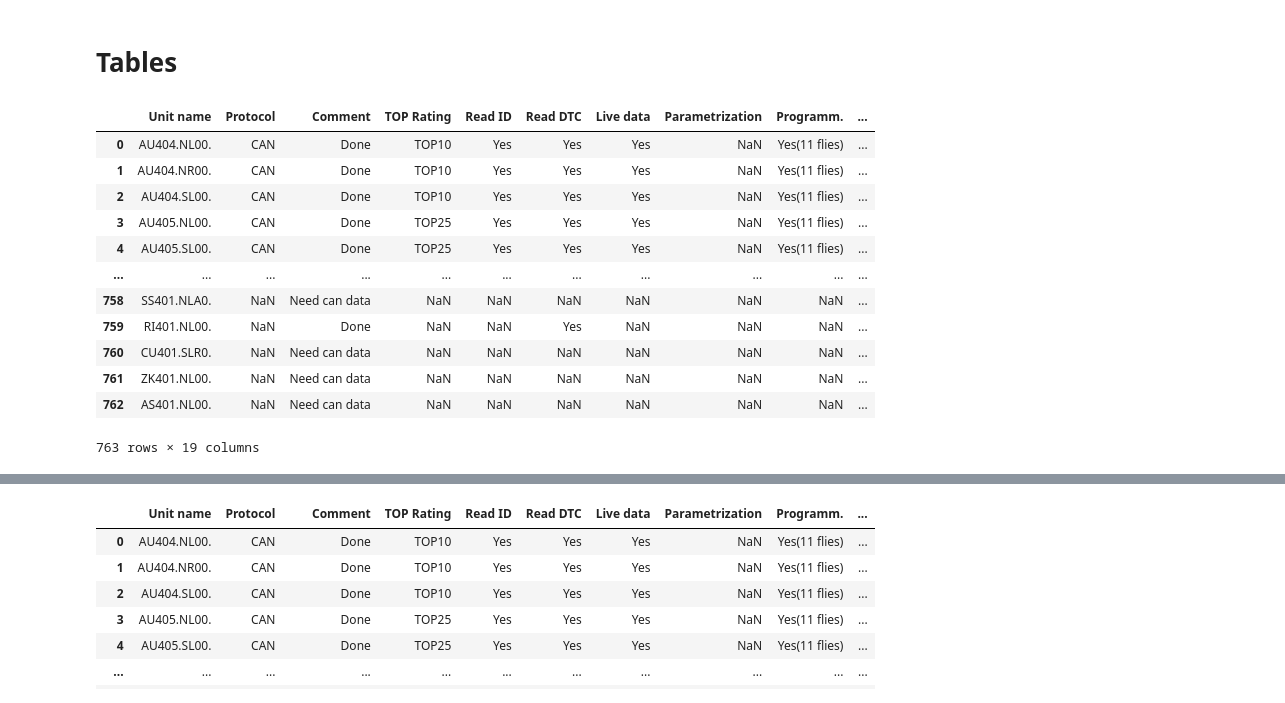
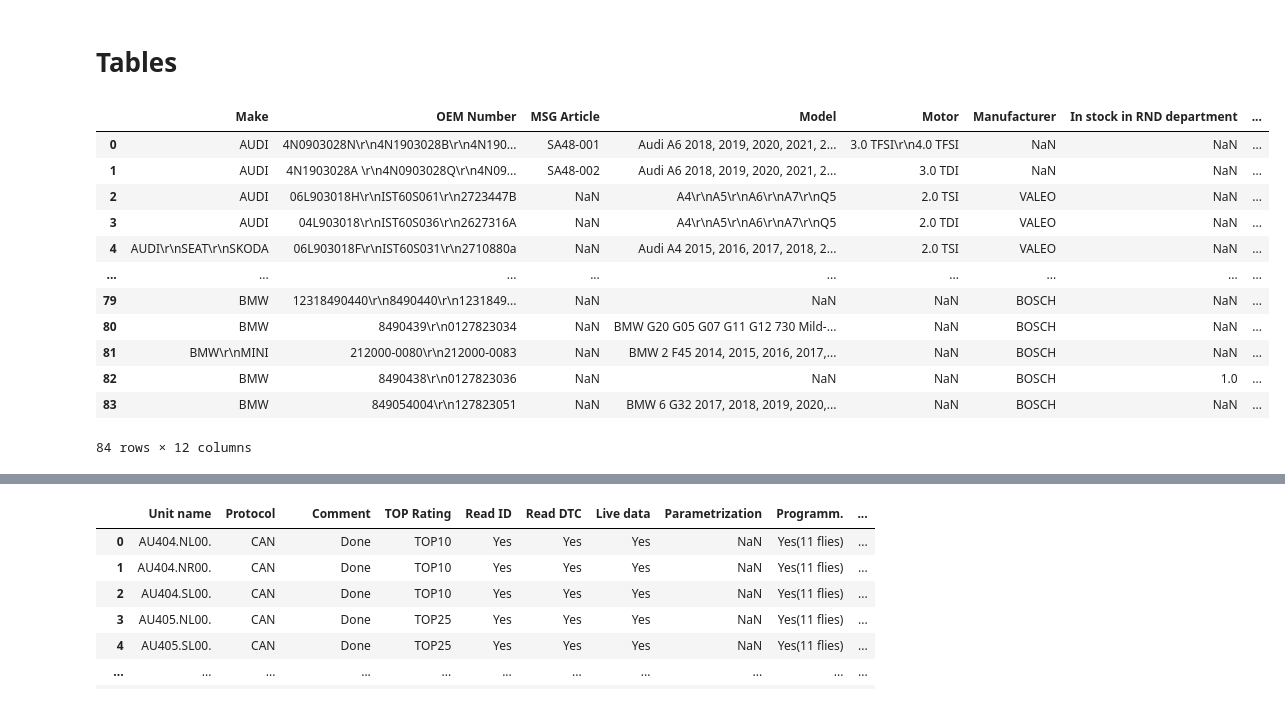
Before and after one commit to ABeGood/open-ai-assistant-test, a Jupyter notebook: tests.ipynb, the cells around one changed output, grey strips where cells are left out. Drawn from its saved outputs; the diff is of its cells as text; code cells hidden in the pictures.

```diff
--- a/tests.ipynb
+++ b/tests.ipynb
@@ -286,19 +286,19 @@ all_messages
 import pandas as pd
 from data_processing_utils.preprocessing.table_data_preprocessing import expand_vehicle_years
 # %%
-df = pd.read_csv('data/files_processed/table_data/tables/MS561_programs.csv')
+df = pd.read_csv('data/files_processed/table_data/tables/alternators_start-stop.csv')
 df
 # %% [output]
-|  | Unit name | Protocol | Comment | TOP Rating | Read ID | Read DTC | Live data | Parametrization | Programm. | ... |
-| 0 | AU404.NL00. | CAN | Done | TOP10 | Yes | Yes | Yes | NaN | Yes(11 flies) | ... |
-| 1 | AU404.NR00. | CAN | Done | TOP10 | Yes | Yes | Yes | NaN | Yes(11 flies) | ... |
-| 2 | AU404.SL00. | CAN | Done | TOP10 | Yes | Yes | Yes | NaN | Yes(11 flies) | ... |
-| 3 | AU405.NL00. | CAN | Done | TOP25 | Yes | Yes | Yes | NaN | Yes(11 flies) | ... |
-| 4 | AU405.SL00. | CAN | Done | TOP25 | Yes | Yes | Yes | NaN | Yes(11 flies) | ... |
-| ... | ... | ... | ... | ... | ... | ... | ... | ... | ... | ... |
-| 758 | SS401.NLA0. | NaN | Need can data | NaN | NaN | NaN | NaN | NaN | NaN | ... |
-| 759 | RI401.NL00. | NaN | Done | NaN | NaN | Yes | NaN | NaN | NaN | ... |
-| 760 | CU401.SLR0. | NaN | Need can data | NaN | NaN | NaN | NaN | NaN | NaN | ... |
-| 761 | ZK401.NL00. | NaN | Need can data | NaN | NaN | NaN | NaN | NaN | NaN | ... |
-| 762 | AS401.NL00. | NaN | Need can data | NaN | NaN | NaN | NaN | NaN | NaN | ... |
+|  | Make | OEM Number | MSG Article | Model | Motor | Manufacturer | In stock in RND department | ... |
+| 0 | AUDI | 4N0903028N\r\n4N1903028B\r\n4N190... | SA48-001 | Audi A6 2018, 2019, 2020, 2021, 2... | 3.0 TFSI\r\n4.0 TFSI | NaN | NaN | ... |
+| 1 | AUDI | 4N1903028A \r\n4N0903028Q\r\n4N09... | SA48-002 | Audi A6 2018, 2019, 2020, 2021, 2... | 3.0 TDI | NaN | NaN | ... |
+| 2 | AUDI | 06L903018H\r\nIST60S061\r\n2723447B | NaN | A4\r\nA5\r\nA6\r\nA7\r\nQ5 | 2.0 TSI | VALEO | NaN | ... |
+| 3 | AUDI | 04L903018\r\nIST60S036\r\n2627316A | NaN | A4\r\nA5\r\nA6\r\nA7\r\nQ5 | 2.0 TDI | VALEO | NaN | ... |
+| 4 | AUDI\r\nSEAT\r\nSKODA | 06L903018F\r\nIST60S031\r\n2710880а | NaN | Audi A4 2015, 2016, 2017, 2018, 2... | 2.0 TSI | VALEO | NaN | ... |
+| ... | ... | ... | ... | ... | ... | ... | ... | ... |
+| 79 | BMW | 12318490440\r\n8490440\r\n1231849... | NaN | NaN | NaN | BOSCH | NaN | ... |
+| 80 | BMW | 8490439\r\n0127823034 | NaN | BMW G20 G05 G07 G11 G12 730 Mild-... | NaN | BOSCH | NaN | ... |
+| 81 | BMW\r\nMINI | 212000-0080\r\n212000-0083 | NaN | BMW 2 F45 2014, 2015, 2016, 2017,... | NaN | BOSCH | NaN | ... |
+| 82 | BMW | 8490438\r\n0127823036 | NaN | NaN | NaN | BOSCH | 1.0 | ... |
+| 83 | BMW | 849054004\r\n127823051 | NaN | BMW 6 G32 2017, 2018, 2019, 2020,... | NaN | BOSCH | NaN | ... |
-763 rows × 19 columns
+84 rows × 12 columns
```
Also changed, not shown: parts of 1 cell of this notebook, 19 other files.
